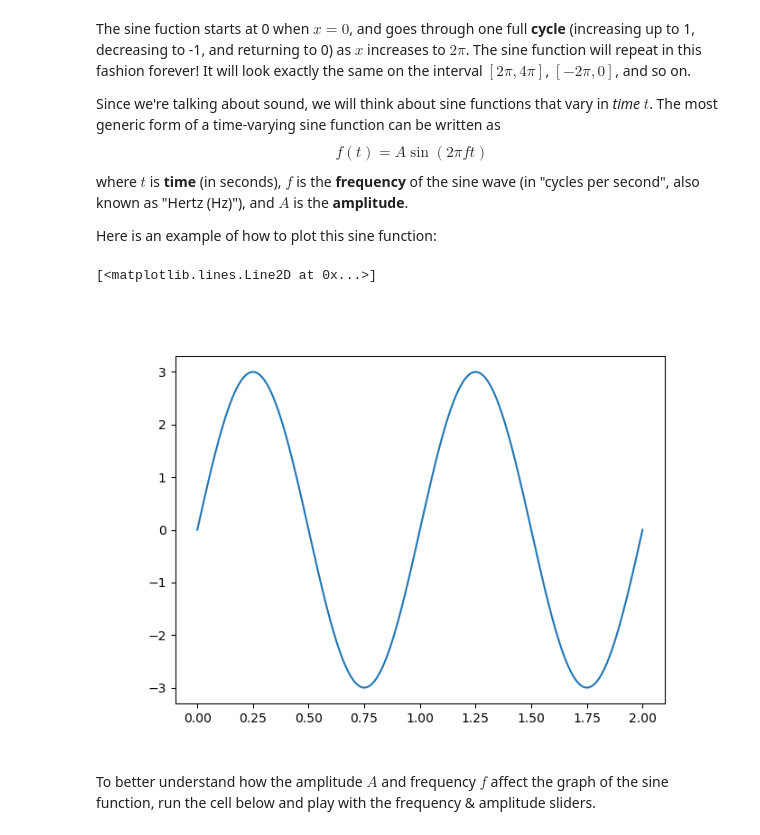
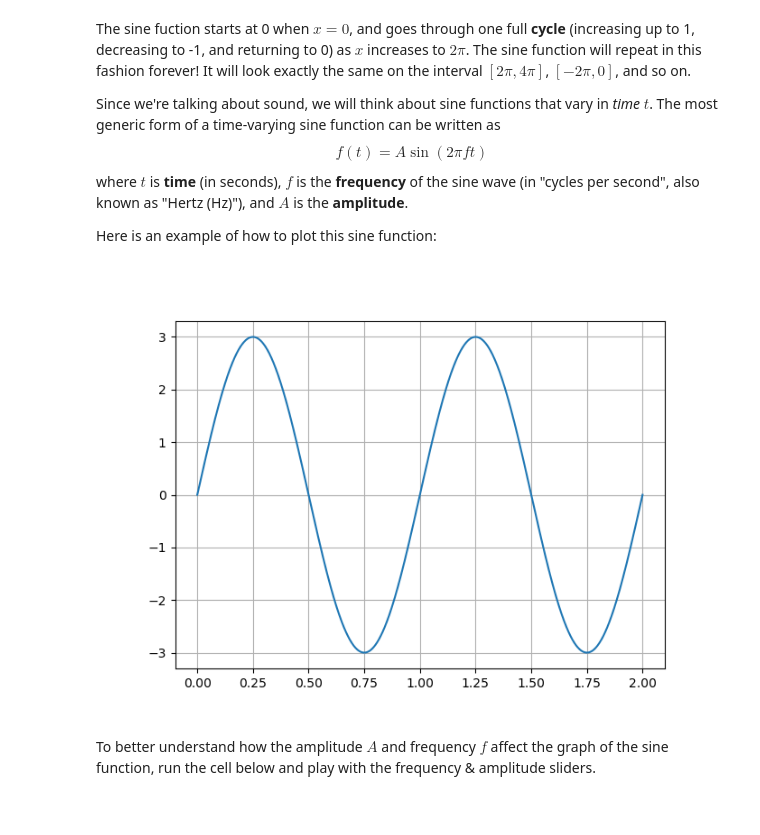
Before and after one commit to SamBT/react23-sound-demo, a Jupyter notebook: content/physics-of-sound-tutorial.ipynb, the cells around one changed output. Saved outputs shown, nothing was run; the diff lists cells and outputs as text; code cells hidden in the pictures.

```diff
--- a/content/physics-of-sound-tutorial.ipynb
+++ b/content/physics-of-sound-tutorial.ipynb
@@ -63,24 +63,24 @@ Here is an example of how to plot this sine function:
 # %%
 # Let's plot a sine function with a fixed amplitude and frequency
 A = 3 # amplitude of 3
 f = 1 # frequency of 4 Hz
 
 def make_sine(t,frequency,amplitude):
     """
     This function takes in a collection of time points t, and
     outputs a sine function with a user-specified frequency and amplitude
     """
     return amplitude * np.sin(2 * np.pi * frequency * t) # this is the equation written in the cell above!
 
 t_min, t_max = 0,2 # time range to plot. the graph will be plotted on the range [t_min,t_max]
 t = np.linspace(t_min,t_max,1000) # generate 1000 equally spaced points on [t_min,t_max] to evaluate the sine function at
 sint = make_sine(t,f,A) # evaluate our sine function at these time points
 
 plt.figure(figsize=(7,5)) # make a pyplot figure
 plt.plot(t,sint) # plot the sine function
+plt.grid() # draw a grid
 # %% [output]
-[<matplotlib.lines.Line2D at 0x...>]
-[figure, old version]
+[figure, new version]
 # %% [markdown]
 To better understand how the amplitude $A$ and frequency $f$ affect the graph of the sine function, run the cell below and play with the frequency & amplitude sliders.
 # %%
```
Also changed, not shown: parts of 5 cells of this notebook.
